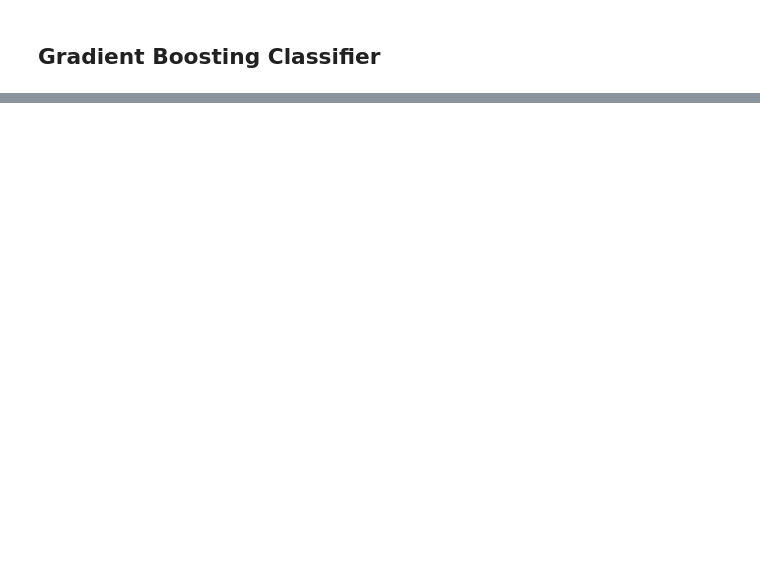
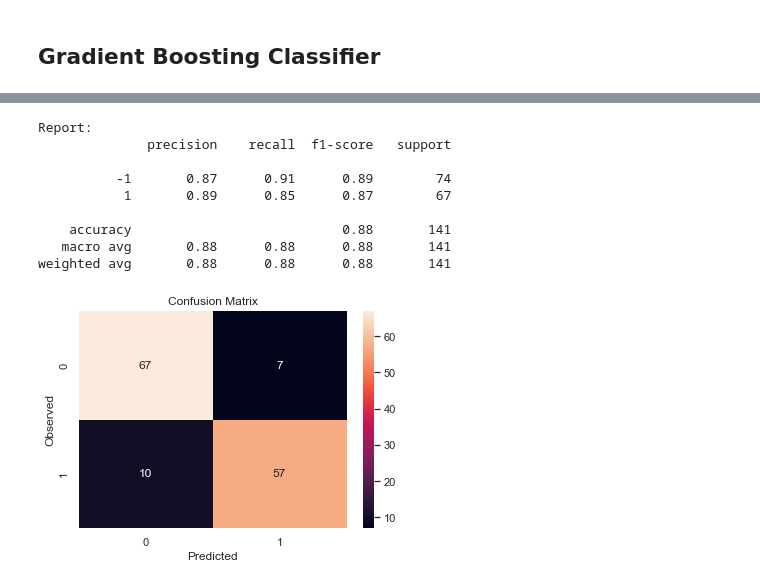
Before and after one commit to claramoreirag/FEUP-AC, a Jupyter notebook: testing.ipynb, the cells around one changed output, grey strips where cells are left out. Cells and saved outputs as stored; diff of their text form; code cells hidden in the pictures; blank space fills up the shorter version.

```diff
--- a/testing.ipynb
+++ b/testing.ipynb
@@ -224,0 +249,14 @@ weighted avg       0.96      0.96      0.96       141
+# %%
+clf = MLPClassifier(random_state=1, max_iter=300)
+scaler = StandardScaler()
+scaler.fit(X_train,y_train)
+scaler = RFECV(scaler, scoring='roc_auc')
+
+# Now apply the transformations to the data:
+X_train_nn = scaler.transform(X_train)
+X_test_nn = scaler.transform(X_test)
+#clf = RFECV(clf, scoring='roc_auc')
+
+clf.fit(X_train_nn, y_train)
+pred= clf.predict_proba(X_test_nn) if TEST else clf.predict(X_test_nn)
+build_prediction(pred)
@@ -283,0 +313,16 @@ weighted avg       0.94      0.94      0.94       141
+# %%
+clf = AdaBoostClassifier()
+clf.fit(X_train, y_train)
+pred= clf.predict_proba(X_test) if TEST else clf.predict(X_test)
+build_prediction(pred)
+# %% [output]
+Report:
+              precision    recall  f1-score   support
+
+          -1       0.87      0.91      0.89        74
+           1       0.89      0.85      0.87        67
+
+    accuracy                           0.88       141
+   macro avg       0.88      0.88      0.88       141
+weighted avg       0.88      0.88      0.88       141
+[figure, added]
```
Also changed, not shown: parts of 11 cells of this notebook, 5 other files.
